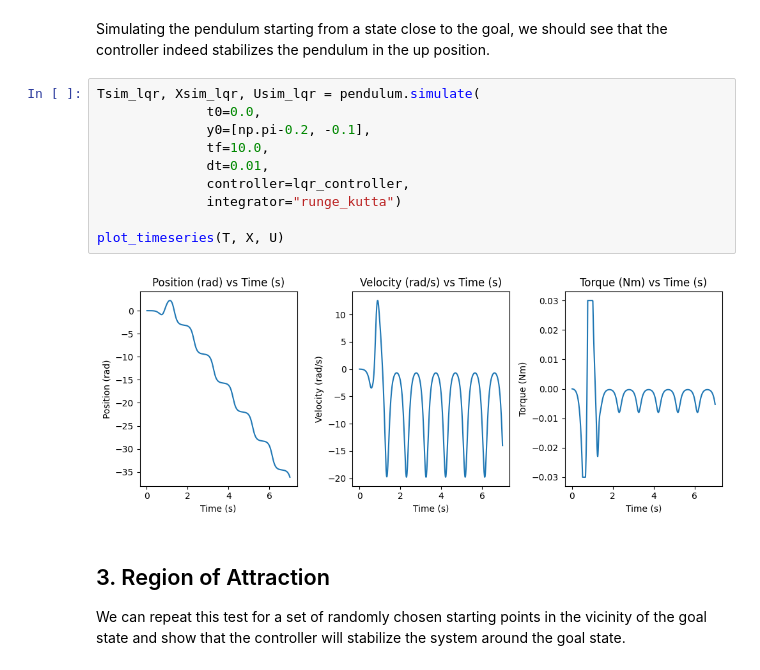
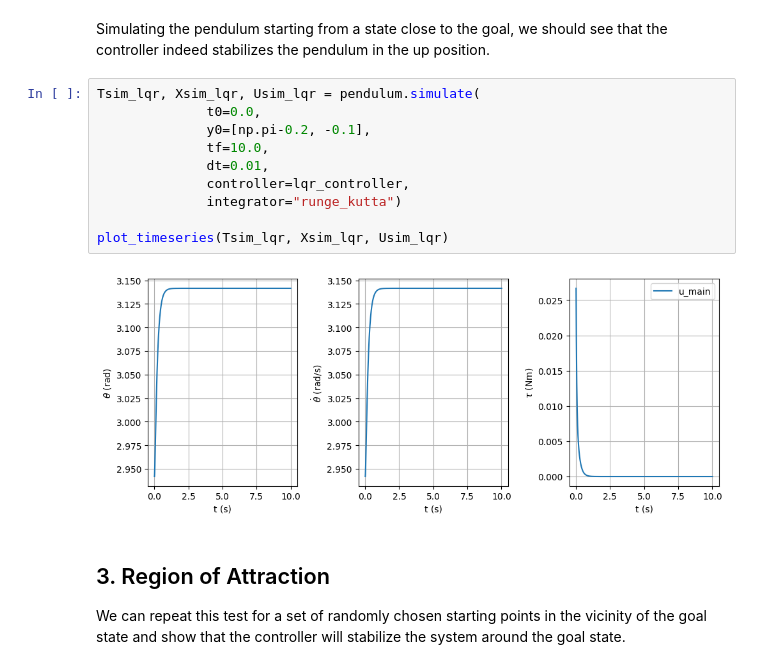
Before and after one commit to air-course/tutorial11, a Jupyter notebook: teacher-pt1-lqr.ipynb, the cells around one changed output. Saved outputs shown, nothing was run; the diff lists cells and outputs as text.

```diff
--- a/teacher-pt1-lqr.ipynb
+++ b/teacher-pt1-lqr.ipynb
@@ -342,15 +348,15 @@ Simulating the pendulum starting from a state close to the goal, we should see t
 # %%
 Tsim_lqr, Xsim_lqr, Usim_lqr = pendulum.simulate(
               t0=0.0,
               y0=[np.pi-0.2, -0.1],
               tf=10.0,
               dt=0.01,
               controller=lqr_controller,
               integrator="runge_kutta")
 
-plot_timeseries(T, X, U)
+plot_timeseries(Tsim_lqr, Xsim_lqr, Usim_lqr)
 # %% [output]
-[figure, old version]
+[figure, new version]
 # %% [markdown]
 ## 3. Region of Attraction
 
```
Also changed, not shown: parts of 13 cells of this notebook, 2 other files.
